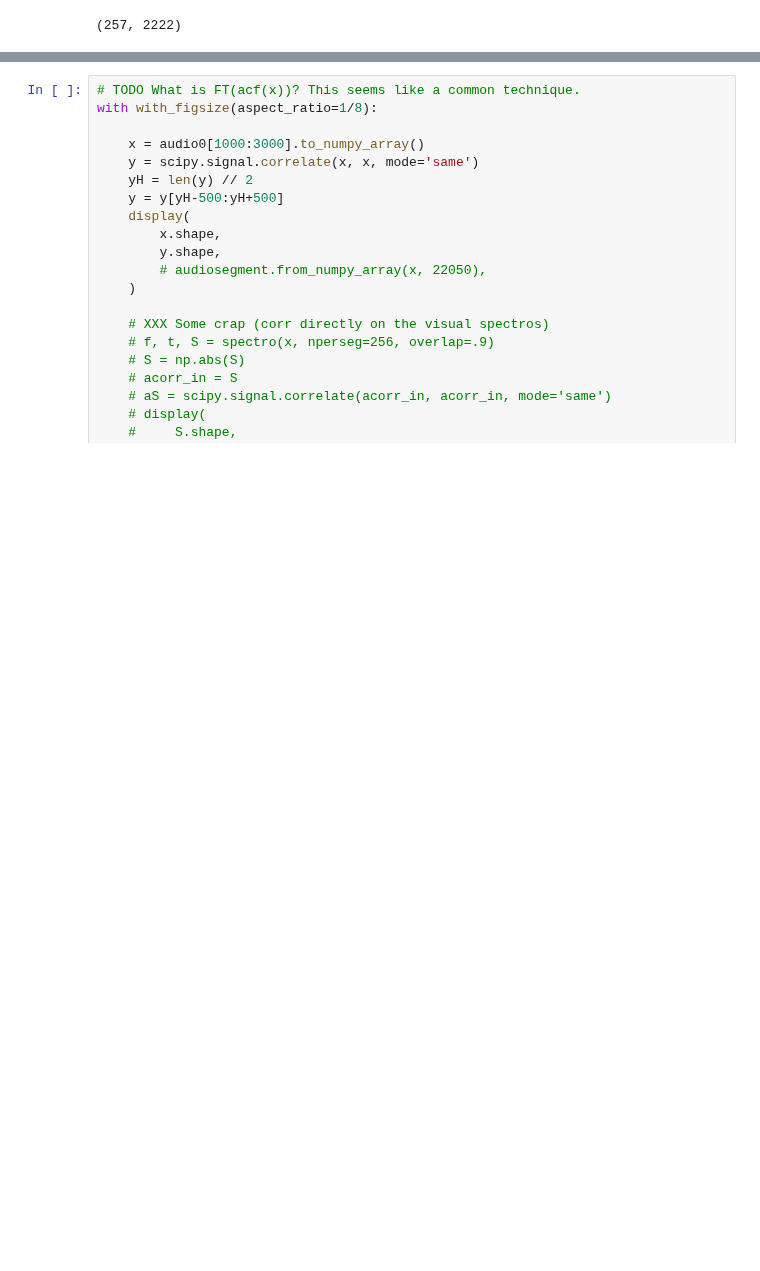
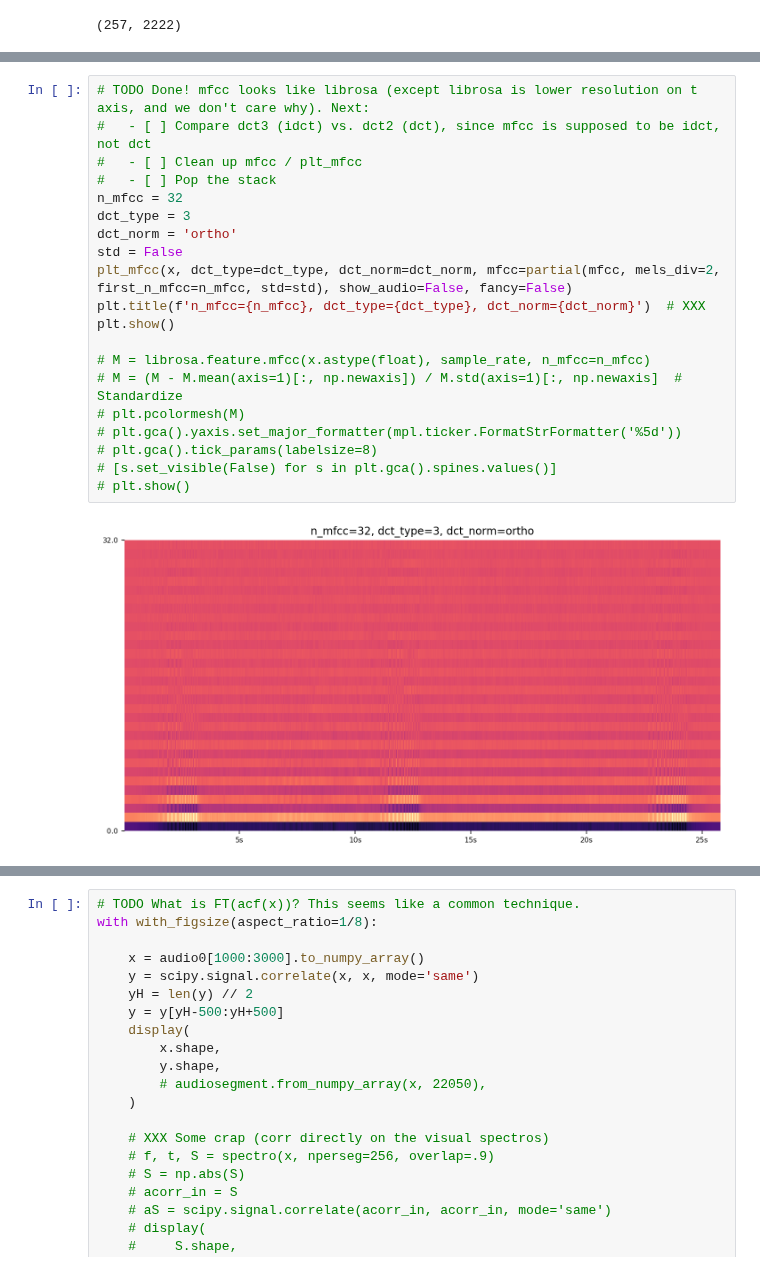
Before and after one commit to jdanbrown/birdgram, a Jupyter notebook: features/plot_a_few_tfds.ipynb, the cells around one changed output, grey strips where cells are left out. Cells and saved outputs as stored; diff of their text form; blank space fills up the shorter version.

```diff
--- a/features/plot_a_few_tfds.ipynb
+++ b/features/plot_a_few_tfds.ipynb
@@ -144,3 +153,25 @@ with with_figsize(aspect_ratio=1/5):
+# %%
+# TODO Done! mfcc looks like librosa (except librosa is lower resolution on t axis, and we don't care why). Next:
+#   - [ ] Compare dct3 (idct) vs. dct2 (dct), since mfcc is supposed to be idct, not dct
+#   - [ ] Clean up mfcc / plt_mfcc
+#   - [ ] Pop the stack
+n_mfcc = 32
+dct_type = 3
+dct_norm = 'ortho'
+std = False
+plt_mfcc(x, dct_type=dct_type, dct_norm=dct_norm, mfcc=partial(mfcc, mels_div=2, first_n_mfcc=n_mfcc, std=std), show_audio=False, fancy=False)
+plt.title(f'n_mfcc={n_mfcc}, dct_type={dct_type}, dct_norm={dct_norm}')  # XXX
+plt.show()
+
+# M = librosa.feature.mfcc(x.astype(float), sample_rate, n_mfcc=n_mfcc)
+# M = (M - M.mean(axis=1)[:, np.newaxis]) / M.std(axis=1)[:, np.newaxis]  # Standardize
+# plt.pcolormesh(M)
+# plt.gca().yaxis.set_major_formatter(mpl.ticker.FormatStrFormatter('%5d'))
+# plt.gca().tick_params(labelsize=8)
+# [s.set_visible(False) for s in plt.gca().spines.values()]
+# plt.show()
+# %% [output]
+[figure, added]
 # %%
 # TODO Try denoising: smoothing and/or filtering
 def zero_below(S, perc=75):
```
Also changed, not shown: parts of 7 cells of this notebook, 6 other files.
